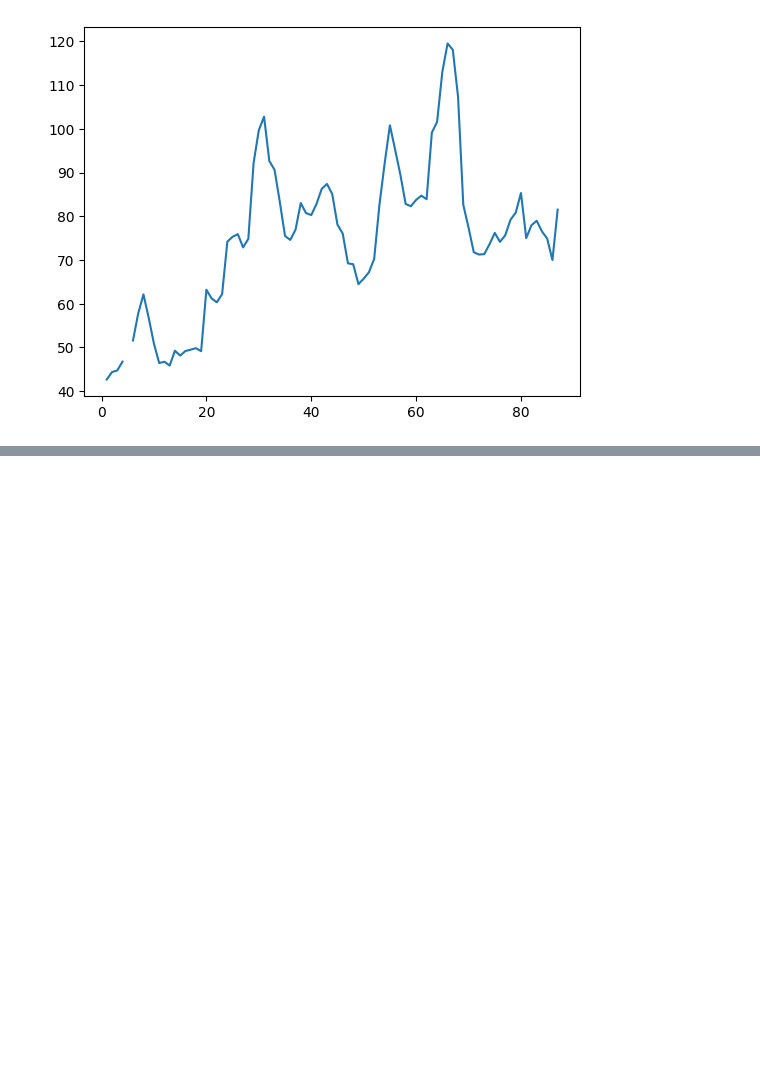
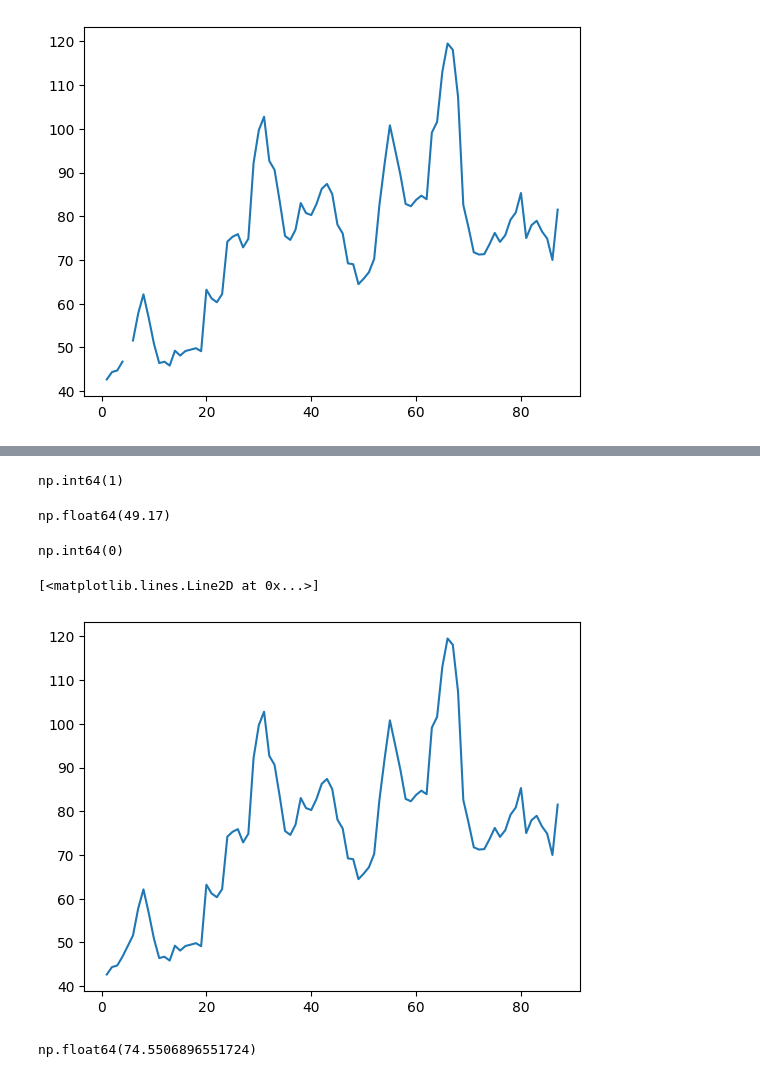
Before and after one commit to yuri19762008/001_ORACLE, a Jupyter notebook: 004_NUNPY/Numpy.ipynb, the cells around one changed output, grey strips where cells are left out. Cells and saved outputs as stored; diff of their text form; code cells hidden in the pictures; blank space fills up the shorter version.

```diff
--- a/004_NUNPY/Numpy.ipynb
+++ b/004_NUNPY/Numpy.ipynb
@@ -185,0 +339,27 @@ plt.plot(fechas, Kaliningrado, label='Kaliningrado')
+# %%
+# la linea muestra que existe un NaN en la posicion 4
+np.sum(np.isnan(Kaliningrado))
+# %% [output]
+np.int64(1)
+# %%
+#sacamos el promedio de las columnas anterio y posterior al NaN
+(Kaliningrado[3] + Kaliningrado[5])/2
+# %% [output]
+np.float64(49.17)
+# %%
+#se asigna el valor NaN a la posicion 4
+Kaliningrado[4] = (Kaliningrado[3] + Kaliningrado[5])/2
+# %%
+np.sum(np.isnan(Kaliningrado))
+# %% [output]
+np.int64(0)
+# %%
+plt.plot(fechas,Kaliningrado)
+# %% [output]
+[<matplotlib.lines.Line2D at 0x...>]
+[figure, added]
+# %%
+#ahora se puede sacar el promedio de la columna Kaliningrado
+np.mean(Kaliningrado)
+# %% [output]
+np.float64(74.5506896551724)
```
Also changed, not shown: parts of 23 cells of this notebook.
